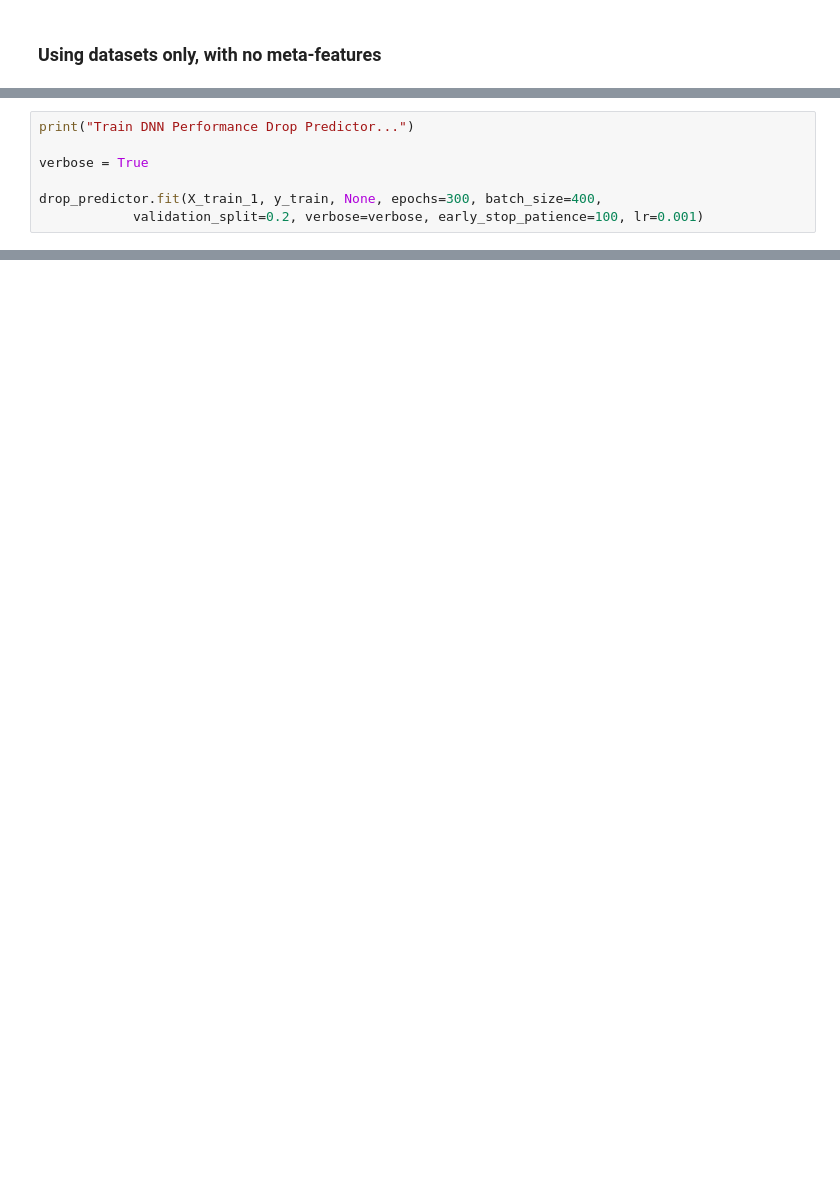
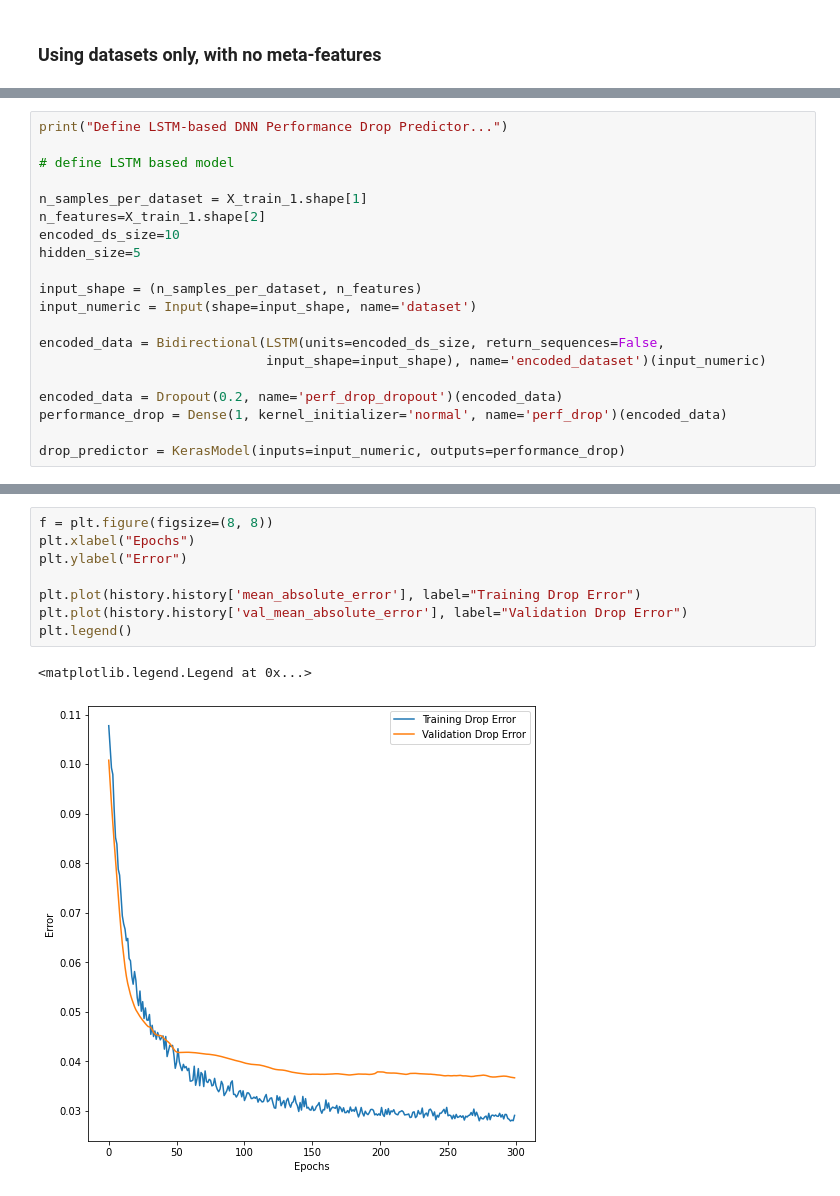
Before and after one commit to dataiku-research/dnn_performance_drop_prediction, a Jupyter notebook: dnn_performance_drop_prediction.ipynb, the cells around one changed output, grey strips where cells are left out. Saved outputs shown, nothing was run; the diff lists cells and outputs as text; blank space fills up the shorter version.

```diff
--- a/dnn_performance_drop_prediction.ipynb
+++ b/dnn_performance_drop_prediction.ipynb
@@ -451,9 +315,2 @@ Trainable params: 1,621
 Non-trainable params: 0
 _________________________________________________________________
-# %%
-print("Train DNN Performance Drop Predictor...")
-
-verbose = True
-
-drop_predictor.fit(X_train_1, y_train, None, epochs=300, batch_size=400,
-            validation_split=0.2, verbose=verbose, early_stop_patience=100, lr=0.001)
@@ -532,0 +358,20 @@ mean_absolute_error(y_test_natural, y_test_natural_drops_pred)
+# %%
+print("Define LSTM-based DNN Performance Drop Predictor...")
+
+# define LSTM based model
+
+n_samples_per_dataset = X_train_1.shape[1]
+n_features=X_train_1.shape[2]
+encoded_ds_size=10
+hidden_size=5
+
+input_shape = (n_samples_per_dataset, n_features)
+input_numeric = Input(shape=input_shape, name='dataset')
+
+encoded_data = Bidirectional(LSTM(units=encoded_ds_size, return_sequences=False,
+                             input_shape=input_shape), name='encoded_dataset')(input_numeric)
+
+encoded_data = Dropout(0.2, name='perf_drop_dropout')(encoded_data)
+performance_drop = Dense(1, kernel_initializer='normal', name='perf_drop')(encoded_data)
+
+drop_predictor = KerasModel(inputs=input_numeric, outputs=performance_drop)
@@ -532,0 +448,11 @@ mean_absolute_error(y_test_natural, y_test_natural_drops_pred)
+# %%
+f = plt.figure(figsize=(8, 8))
+plt.xlabel("Epochs")
+plt.ylabel("Error")
+
+plt.plot(history.history['mean_absolute_error'], label="Training Drop Error")
+plt.plot(history.history['val_mean_absolute_error'], label="Validation Drop Error")
+plt.legend()
+# %% [output]
+<matplotlib.legend.Legend at 0x...>
+[figure, added]
```
Also changed, not shown: parts of 31 cells of this notebook, 1 other file.
